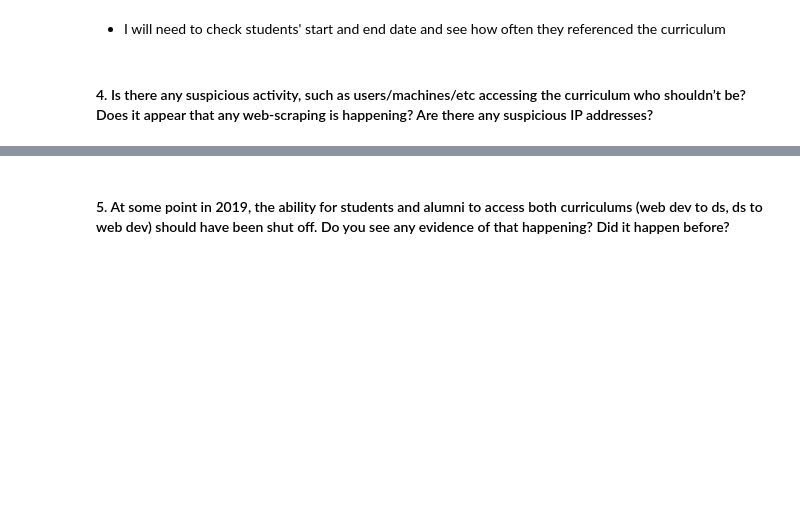
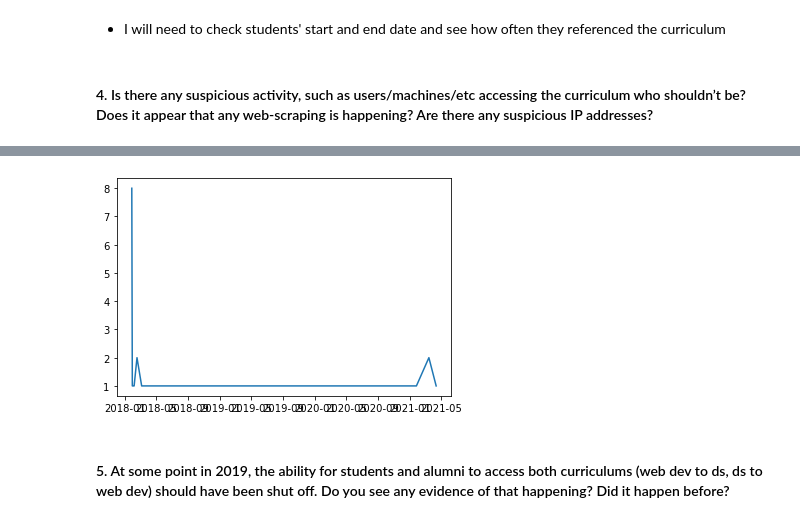
Before and after one commit to veronica-f-reyes/anomaly_detection_project, a Jupyter notebook: anomaly_detection_project.ipynb, the cells around one changed output, grey strips where cells are left out. Cells and saved outputs as stored; diff of their text form; code cells hidden in the pictures; blank space fills up the shorter version.

```diff
--- a/anomaly_detection_project.ipynb
+++ b/anomaly_detection_project.ipynb
@@ -329,0 +443,3 @@ df.path.value_counts().head(20).plot.barh(
+# %%
+first_access = df.groupby(['id'])['date'].min()
+first_access
@@ -329,0 +464,4 @@ df.path.value_counts().head(20).plot.barh(
+# %%
+id_by_first_access_date = pd.DataFrame({'first_access_date': first_access}\
+                                      ).reset_index().groupby('first_access_date').count()
+id_by_first_access_date
@@ -330,2 +487,9 @@ df.path.value_counts().head(20).plot.barh(
+# %%
+id_by_first_access_date.index = pd.to_datetime(id_by_first_access_date.index)
+# %%
+plt.plot(id_by_first_access_date)
+plt.show()
+# %% [output]
+[figure, added]
 # %% [markdown]
 #### 5. At some point in 2019, the ability for students and alumni to access both curriculums (web dev to ds, ds to web dev) should have been shut off. Do you see any evidence of that happening? Did it happen before?
```
Also changed, not shown: parts of 43 cells of this notebook.
